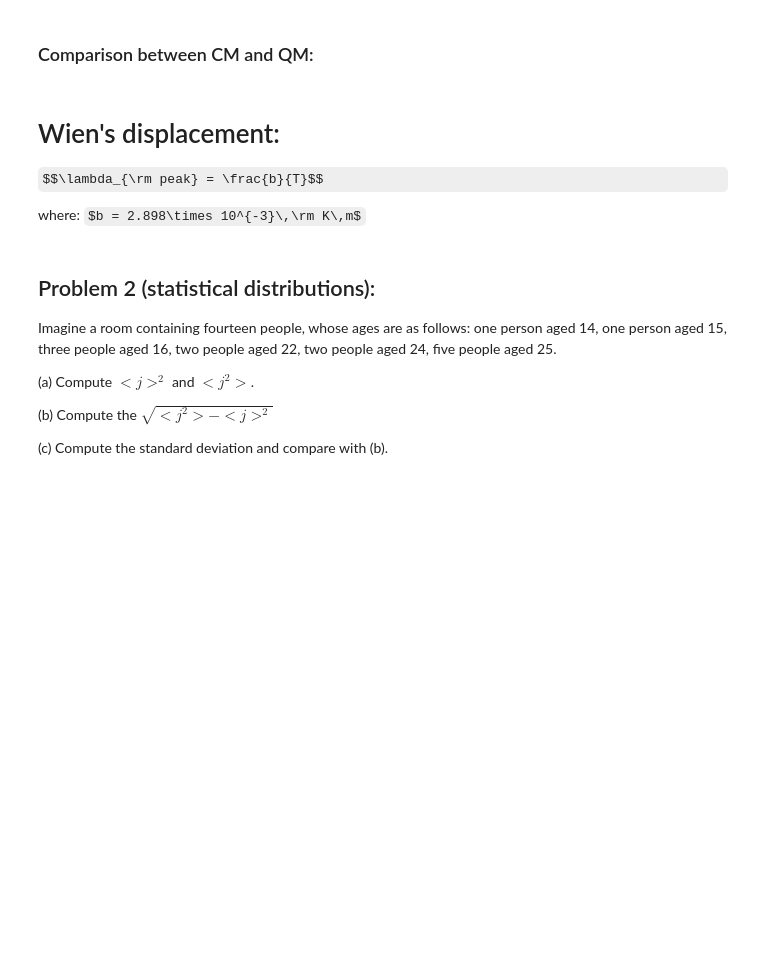
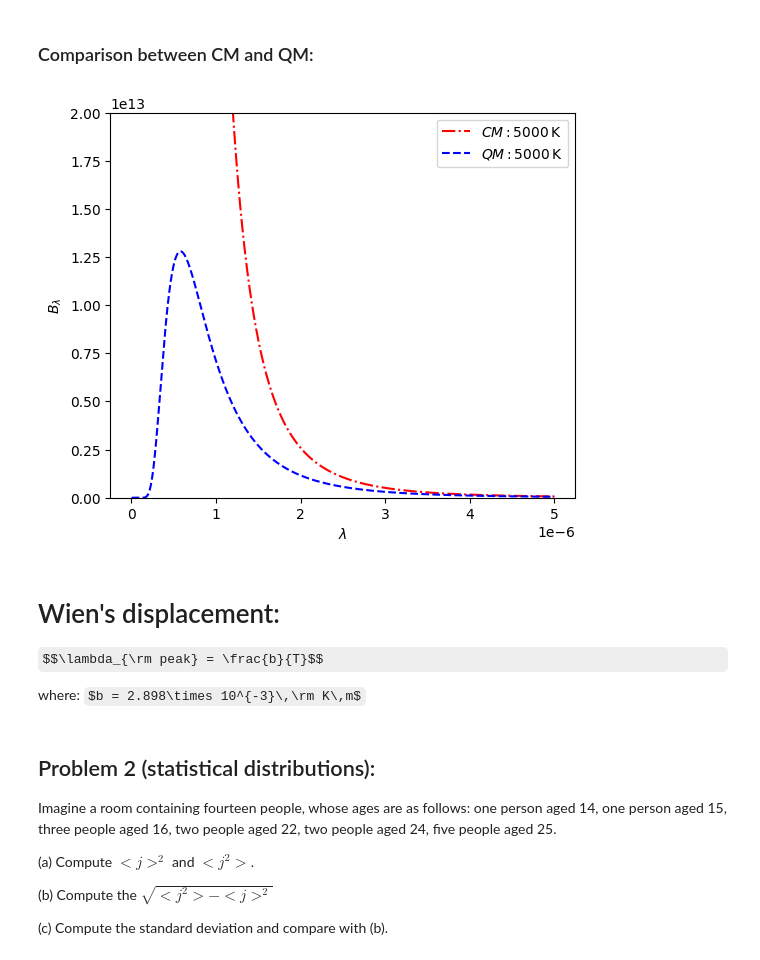
Before and after one commit to wbandabarragan/quantum-mechanics-1, a Jupyter notebook: python-resources/python_for_QM02.ipynb, the cells around one changed output. Saved outputs shown, nothing was run; the diff lists cells and outputs as text; code cells hidden in the pictures; some formulas as TeX source; blank space fills up the shorter version.

```diff
--- a/python-resources/python_for_QM02.ipynb
+++ b/python-resources/python_for_QM02.ipynb
@@ -28,5 +133,23 @@ $$B_\lambda =\frac{2hc^2}{\lambda^5}\frac 1{ \exp\left(\frac{hc}{\lambda k_\math
 # %% [markdown]
 ### Comparison between CM and QM:
+# %%
+# Plotting the QM law:
+
+plt.figure(figsize=(6,5))
+
+plt.plot(lb, sr_cm, color = "red", linestyle = "-.", label =r"$CM: 5000\,\rm K$")
+plt.plot(lb, sr_qm, color = "blue", linestyle = "--", label =r"$QM: 5000\,\rm K$")
+
+plt.ylim(0, 2.e13)
+
+plt.xlabel(r"$\lambda$")
+plt.ylabel(r"$B_{\lambda}$")
+
+plt.legend()
+
+plt.show()
+# %% [output]
+[figure, added]
 # %% [markdown]
 # Wien's displacement:
 
```
Also changed, not shown: parts of 11 cells of this notebook.
